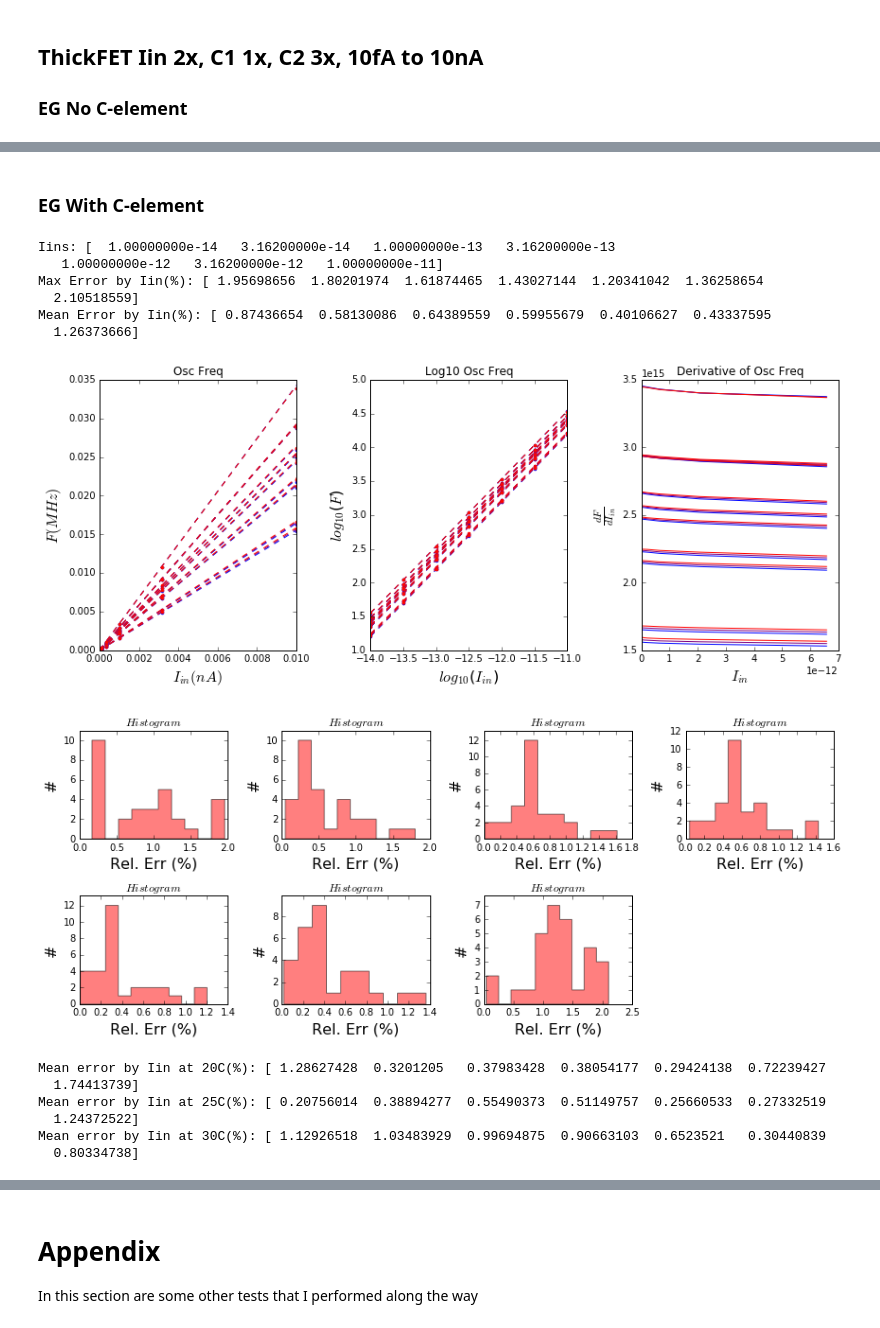
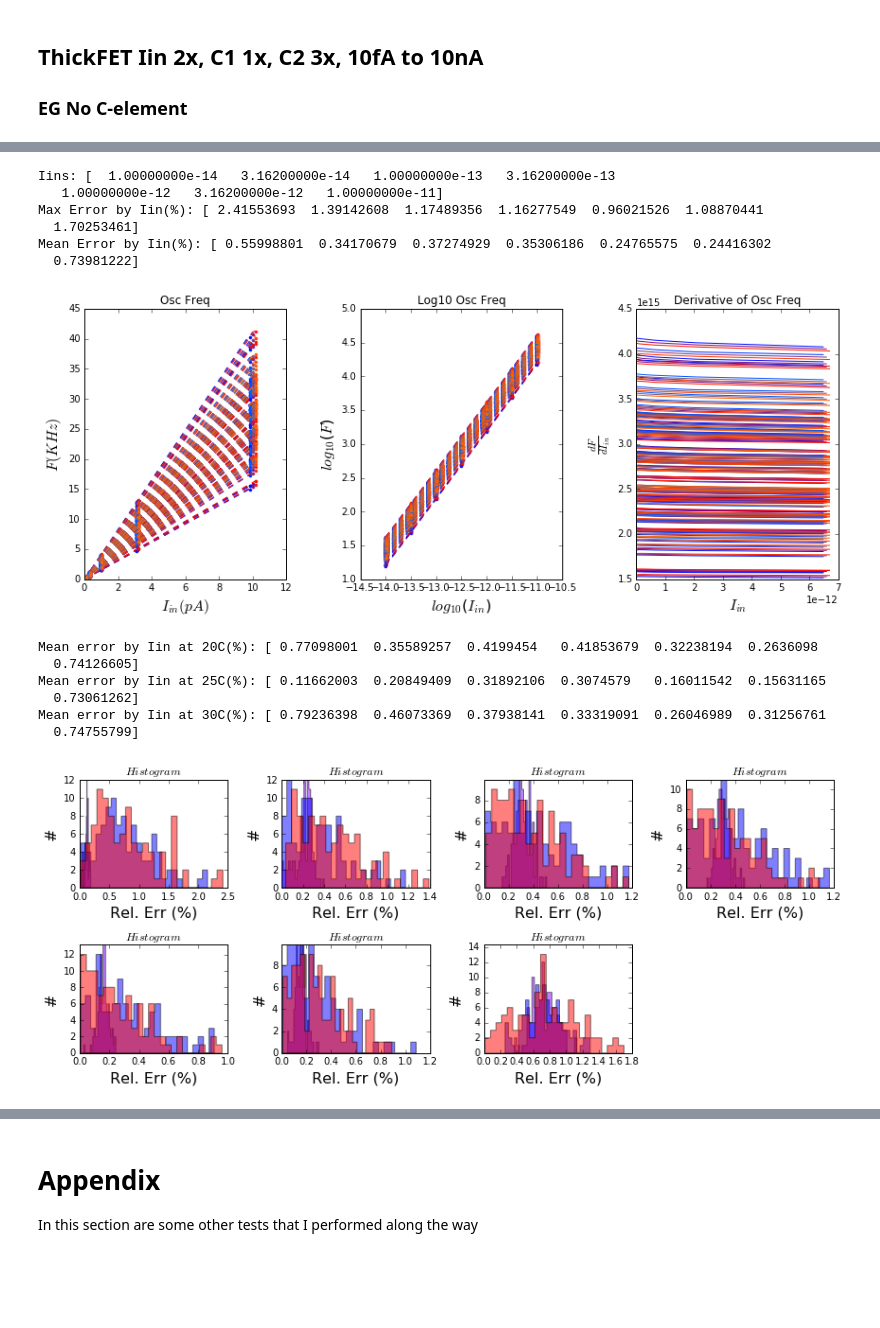
Before and after one commit to twinoza/TwinPyNB, a Jupyter notebook: AxonHillock/AHOsc_FinalAnalysis.ipynb, the cells around one changed output, grey strips where cells are left out. Drawn from its saved outputs; the diff is of its cells as text; code cells hidden in the pictures; blank space fills up the shorter version.

```diff
--- a/AxonHillock/AHOsc_FinalAnalysis.ipynb
+++ b/AxonHillock/AHOsc_FinalAnalysis.ipynb
@@ -446,7 +446,7 @@ def FIFit(paramFileName, dataFileNamePrefix, dataFileNameSuffix, IScaleFactor='n
     #mpld3.display()    # Display the plots in interactive mode
 
 #Perform very similar analysis to the FIFit function, but with Monte-Carlo data
-def FIFitLinMC(filePath, IScaleFactor='nA', FScaleFactor='MHz', cktPlotList=None):
+def FIFitLinMC(filePath, IScaleFactor='nA', FScaleFactor='MHz', cktPlotList=None, PTAT=False):
     MC_df = pd.read_csv(filePath)
     grouped = MC_df.groupby(['Point','temperature'])
     #print grouped.groups
@@ -466,6 +466,8 @@ def FIFitLinMC(filePath, IScaleFactor='nA', FScaleFactor='MHz', cktPlotList=None
         #print('Ckt: {}\tTemp: {}'.format(cktNum, curTemp))
         #print(group.loc[:,['Iin','freqVout']])
         curIins = array(group['Iin'])
+        if PTAT:
+            curIins = curIins*(273.15+curTemp)/298.15
         curFs = array(group['freqVout'])
 
         # Determine Color Value
@@ -506,6 +508,8 @@ def FIFitLinMC(filePath, IScaleFactor='nA', FScaleFactor='MHz', cktPlotList=None
             curCktFs = list()
 
         curIins = array(group['Iin'])
+        if PTAT:
+            curIins = curIins*(273.15+curTemp)/298.15
         curFs = array(group['freqVout'])
 
         if cktNum in flatten([cktPlotList]):
@@ -544,7 +548,7 @@ def FIFitLinMC(filePath, IScaleFactor='nA', FScaleFactor='MHz', cktPlotList=None
 #Perform very similar analysis to the FIFit function, but with Monte-Carlo data
 # Also no longer try to fit the FI curve to a linear fit, but instead fit to a
 # more complex non-linear model.
-def FIFitMC(filePath, IScaleFactor='nA', FScaleFactor='MHz', cktPlotList=None):
+def FIFitMC(filePath, IScaleFactor='nA', FScaleFactor='MHz', cktPlotList=None, PTAT=False):
     MC_df = pd.read_csv(filePath)
     grouped = MC_df.groupby(['Point','temperature'])
     #print grouped.groups
@@ -563,12 +567,14 @@ def FIFitMC(filePath, IScaleFactor='nA', FScaleFactor='MHz', cktPlotList=None):
             allParams[cktNum] = dict()
         #print('Ckt: {}\tTemp: {}'.format(cktNum, curTemp))
         #print(group.loc[:,['Iin','freqVout']])
-        curIins = array(group['Iin'])
-        curFs = array(group['freqVout'])
+        curIins = array(group['Iin'].astype('float32'))
+        if PTAT:
+            curIins = curIins*(273.15+curTemp)/298.15
+        curFs = array(group['freqVout'].astype('float32'))
 
-        curTLs = array(group['TF4R5'])
-        curTEs = array(group['TF5R5'])
-        curTHs = array(group['TF6R5'])
+        curTLs = array(group['TF4R5'].astype('float32'))
+        curTEs = array(group['TF5R5'].astype('float32'))
+        curTHs = array(group['TF6R5'].astype('float32'))
         curTchs, curTdchs = getPeriodLengths(curTLs, curTEs, curTHs)
 
         # Determine Color Value
@@ -617,6 +623,8 @@ def FIFitMC(filePath, IScaleFactor='nA', FScaleFactor='MHz', cktPlotList=None):
             curCktFs = list()
 
         curIins = array(group['Iin'])
+        if PTAT:
+            curIins = curIins*(273.15+curTemp)/298.15
         curFs = array(group['freqVout'])
 
         if cktNum in flatten([cktPlotList]):
@@ -1214,27 +1102,23 @@ Mean Error by Iin: [ 0.00560912  0.00373295  0.00413264  0.00389194  0.00267322
-# %% [markdown]
-### EG With C-element
 # %%
-genIREs_eg_10Ckts, errByTemp_eg_10Ckts = FIFitLinMC(folderPath+'/MCData/AHeg_MC_KB_C1_1x_C2_3x_Iin2x_CEl_SepPeriods_10Ckts.csv',
-        IScaleFactor='nA', FScaleFactor='MHz', cktPlotList=None)
+genIREs_eg_PTAT_100, errByTemp_eg_PTAT_100 = FIFitMC(folderPath+'/MCData/AHeg_MC_KB_C1_1x_C2_3x_Iin2x_PTAT_100Ckts.csv',
+                                              IScaleFactor='pA', FScaleFactor='KHz', PTAT=True)
 show()
-plotErrDist(genIREs_eg_10Ckts, numBins=10)
-show()
-print "Mean error by Iin at 20C(%):", mean(errByTemp_eg_10Ckts[20], axis=0)*100
-print "Mean error by Iin at 25C(%):", mean(errByTemp_eg_10Ckts[25], axis=0)*100
-print "Mean error by Iin at 30C(%):", mean(errByTemp_eg_10Ckts[30], axis=0)*100
-plotErrDistByTemp(errByTemp_eg_10Ckts, numBins=10)
+print "Mean error by Iin at 20C(%):", mean(errByTemp_eg_PTAT_100[20], axis=0)*100
+print "Mean error by Iin at 25C(%):", mean(errByTemp_eg_PTAT_100[25], axis=0)*100
+print "Mean error by Iin at 30C(%):", mean(errByTemp_eg_PTAT_100[30], axis=0)*100
+plotErrDistByTemp(errByTemp_eg_PTAT_100, numBins=25)
 # %% [output]
 Iins: [  1.00000000e-14   3.16200000e-14   1.00000000e-13   3.16200000e-13
    1.00000000e-12   3.16200000e-12   1.00000000e-11]
-Max Error by Iin(%): [ 1.95698656  1.80201974  1.61874465  1.43027144  1.20341042  1.36258654
-  2.10518559]
-Mean Error by Iin(%): [ 0.87436654  0.58130086  0.64389559  0.59955679  0.40106627  0.43337595
-  1.26373666]
+Max Error by Iin(%): [ 2.41553693  1.39142608  1.17489356  1.16277549  0.96021526  1.08870441
+  1.70253461]
+Mean Error by Iin(%): [ 0.55998801  0.34170679  0.37274929  0.35306186  0.24765575  0.24416302
+  0.73981222]
-[figure, old version]
+[figure, new version]
+Mean error by Iin at 20C(%): [ 0.77098001  0.35589257  0.4199454   0.41853679  0.32238194  0.2636098
+  0.74126605]
+Mean error by Iin at 25C(%): [ 0.11662003  0.20849409  0.31892106  0.3074579   0.16011542  0.15631165
+  0.73061262]
+Mean error by Iin at 30C(%): [ 0.79236398  0.46073369  0.37938141  0.33319091  0.26046989  0.31256761
+  0.74755799]
-[figure, old version]
+[figure, new version]
-Mean error by Iin at 20C(%): [ 1.28627428  0.3201205   0.37983428  0.38054177  0.29424138  0.72239427
-  1.74413739]
-Mean error by Iin at 25C(%): [ 0.20756014  0.38894277  0.55490373  0.51149757  0.25660533  0.27332519
-  1.24372522]
-Mean error by Iin at 30C(%): [ 1.12926518  1.03483929  0.99694875  0.90663103  0.6523521   0.30440839
-  0.80334738]
```
Also changed, not shown: parts of 28 cells of this notebook.
